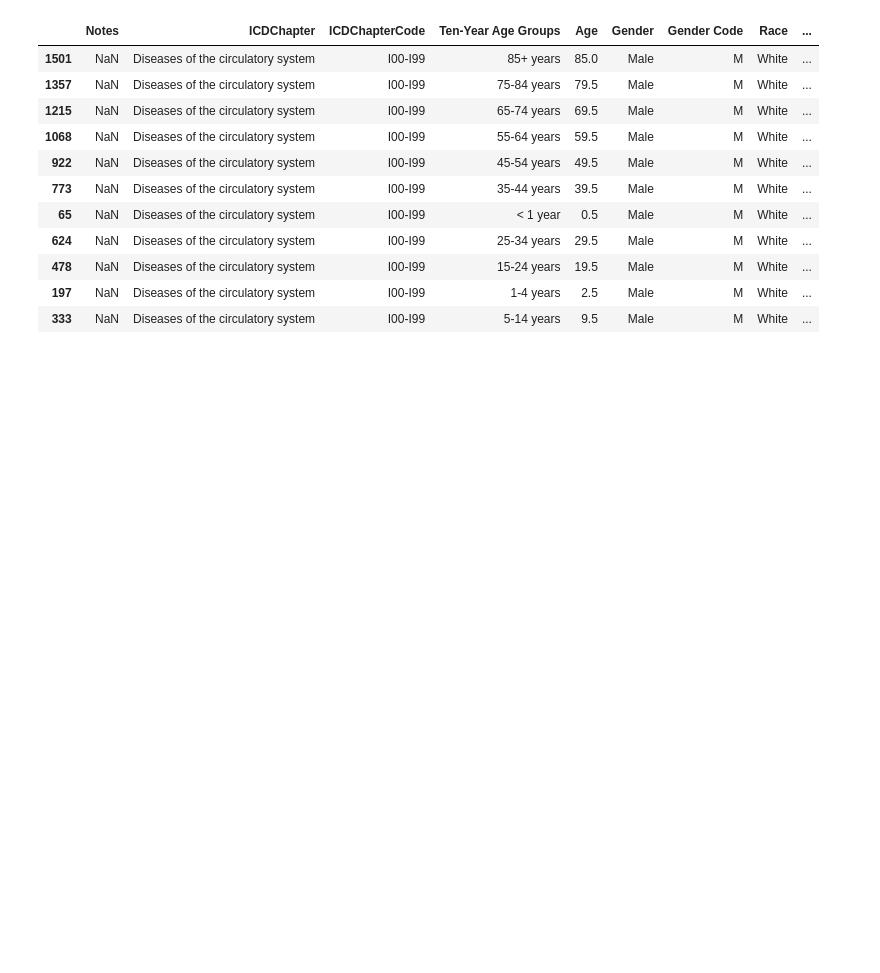
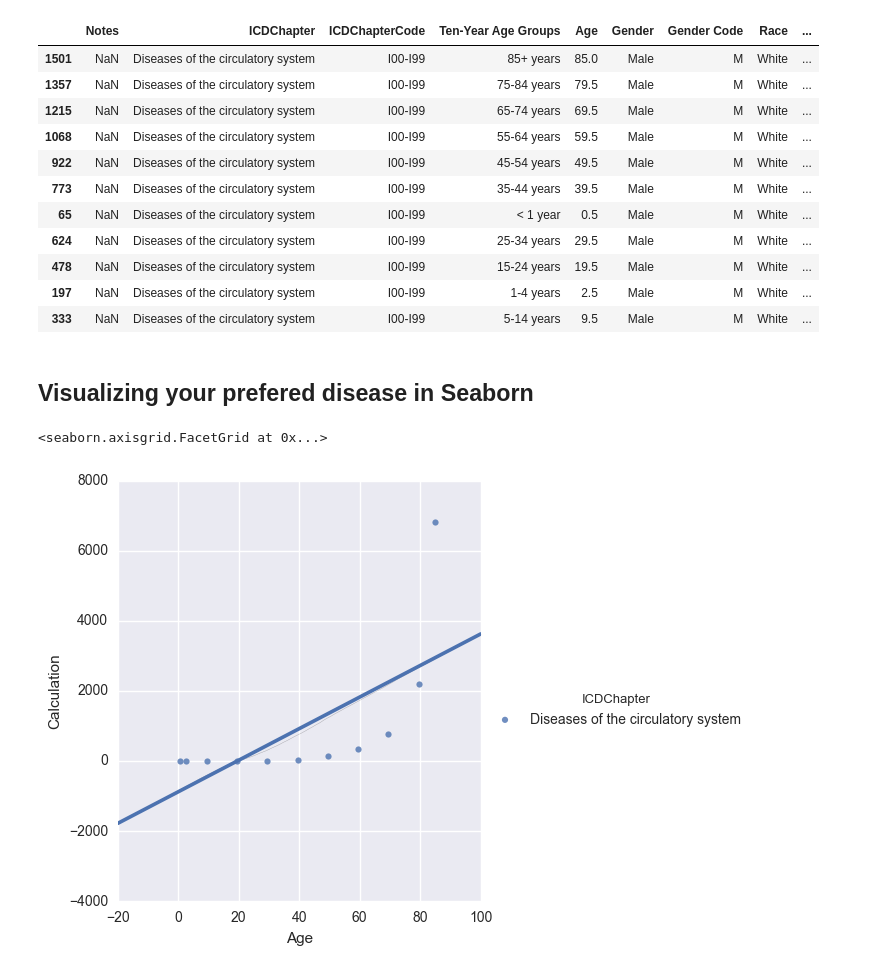
Before and after one commit to INFO-4602-5602/final-project-cdc_viz, a Jupyter notebook: UniqueDiseaseViz.ipynb, the cells around one changed output. Drawn from its saved outputs; the diff is of its cells as text; code cells hidden in the pictures; blank space fills up the shorter version.

```diff
--- a/UniqueDiseaseViz.ipynb
+++ b/UniqueDiseaseViz.ipynb
@@ -77,3 +78,10 @@ uniquecategory
 | 478 | NaN | Diseases of the circulatory system | I00-I99 | 15-24 years | 19.5 | Male | M | White | ... |
 | 197 | NaN | Diseases of the circulatory system | I00-I99 | 1-4 years | 2.5 | Male | M | White | ... |
 | 333 | NaN | Diseases of the circulatory system | I00-I99 | 5-14 years | 9.5 | Male | M | White | ... |
+# %% [markdown]
+## Visualizing your prefered disease in Seaborn
+# %%
+sb.lmplot(x ='Age', y = 'Calculation', data = uniquecategory, hue = 'ICDChapter', ci = 0)
+# %% [output]
+<seaborn.axisgrid.FacetGrid at 0x...>
+[figure, added]
```
Also changed, not shown: parts of 6 cells of this notebook.
